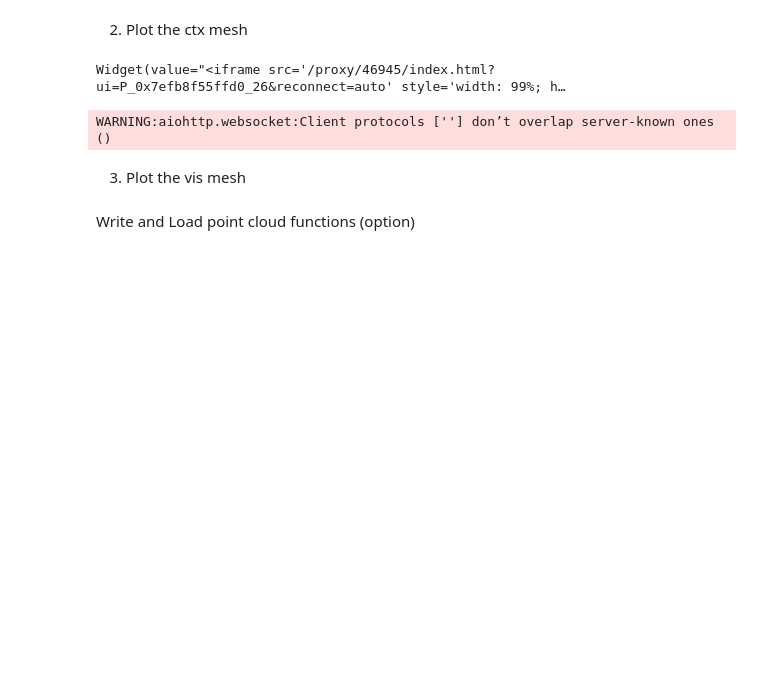
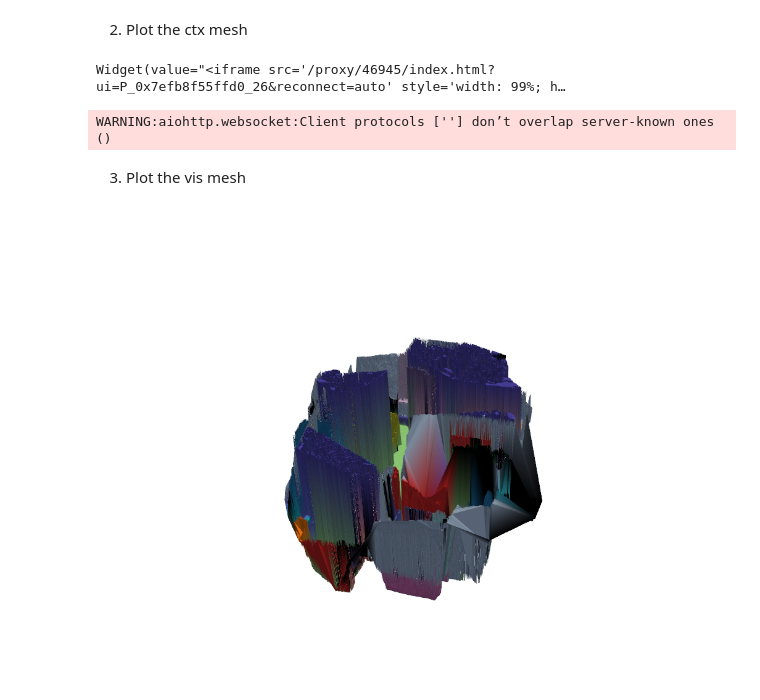
Before and after one commit to AInnovateLab/Context-aware-Indoor-PCG, a Jupyter notebook: instruct-insertion/visualization/vis_example.ipynb, the cells around one changed output. Saved outputs shown, nothing was run; the diff lists cells and outputs as text; code cells hidden in the pictures; blank space fills up the shorter version.

```diff
--- a/instruct-insertion/visualization/vis_example.ipynb
+++ b/instruct-insertion/visualization/vis_example.ipynb
@@ -250,5 +313,3 @@ plotter.add_mesh(vis_mesh, scalars=vis_colors, rgb=True, preference='point')
 plotter.show(jupyter_backend=jupyter_backend)
 # Save the plot graph in pdf format
 # plotter.save_graphic("test1.pdf")
-# %% [markdown]
-Write and Load point cloud functions (option)
@@ -297,3 +316,22 @@ def read_ply(save_path):
+# %%
+# Read the scene
+scan_id = batch["scan_id"][0]
+SCAN_PATH = f"../../datasets/scannet/scans/{scan_id}/{scan_id}_vh_clean_2.labels.ply"
+vertices = read_ply(SCAN_PATH)
+
+# Create a pyvista point cloud object
+cloud = pv.PolyData(vertices[:, :3])
+
+# Generate the mesh
+mesh = cloud.delaunay_2d()
+colors = vertices[:, 3:].astype(np.uint8)
+
+# Plot the mesh
+plotter = pv.Plotter()
+plotter.add_mesh(mesh, scalars=colors, rgb=True, preference='point')
+plotter.show(jupyter_backend=jupyter_backend)
+# %% [output]
+[figure, added]
 # %%
 # TODO - mesh does not have color information
 mesh.save('mesh.vtk')
```
Also changed, not shown: parts of 8 cells of this notebook, 2 other files.
